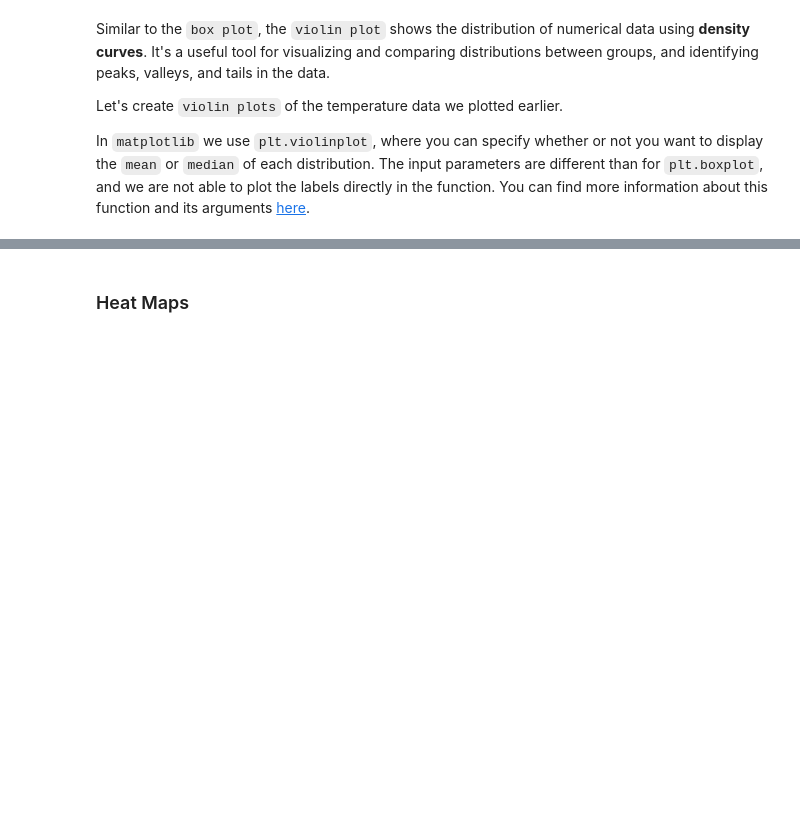
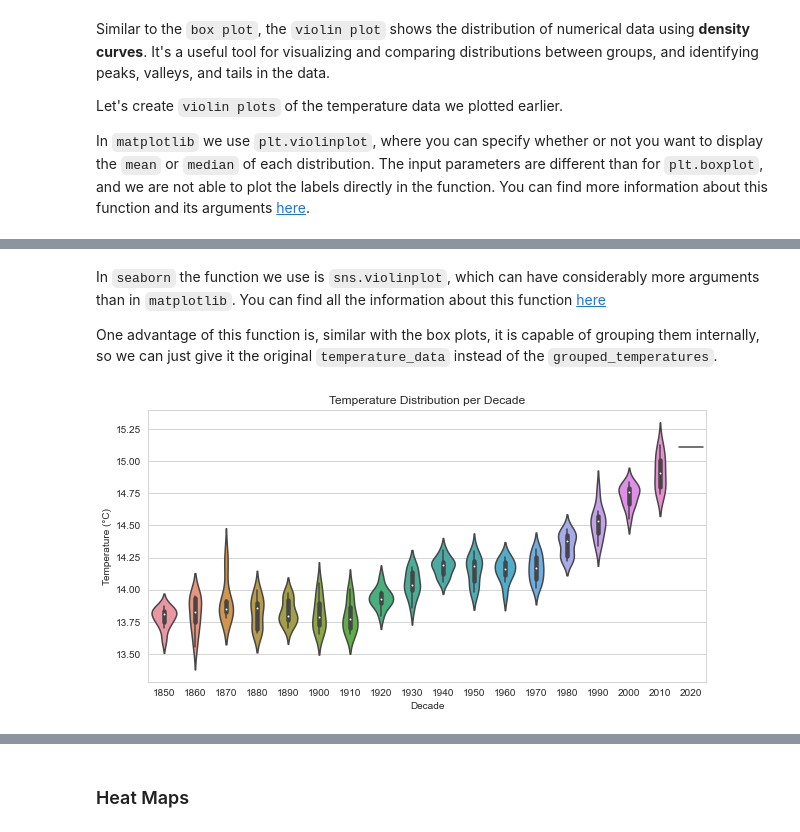
Before and after one commit to nicole-hucke/colab_test, a Jupyter notebook: lecture4_english.ipynb, the cells around one changed output, grey strips where cells are left out. Drawn from its saved outputs; the diff is of its cells as text; code cells hidden in the pictures; blank space fills up the shorter version.

```diff
--- a/lecture4_english.ipynb
+++ b/lecture4_english.ipynb
@@ -620,0 +618,15 @@ In `seaborn` the function we use is `sns.violinplot`, which has considerably mor
+# %% [markdown]
+In `seaborn` the function we use is `sns.violinplot`, which can have considerably more arguments than in `matplotlib`. You can find all the information about this function [here](https://seaborn.pydata.org/generated/seaborn.violinplot.html)
+
+One advantage of this function is, similar with the box plots, it is capable of grouping them internally, so we can just give it the original `temperature_data` instead of the `grouped_temperatures`.
+# %%
+sns.set_style("whitegrid")
+plt.figure(figsize=(10, 5))
+sns.violinplot(data=temperature_data, x='Decade', y='Temperature')
+plt.title('Temperature Distribution per Decade')
+plt.xlabel('Decade')
+plt.ylabel('Temperature (°C)')
+plt.savefig('plots/temperature_violinplot.png', dpi=300)
+plt.show()
+# %% [output]
+[figure, added]
```
Also changed, not shown: parts of 4 cells of this notebook, 1 other file.
